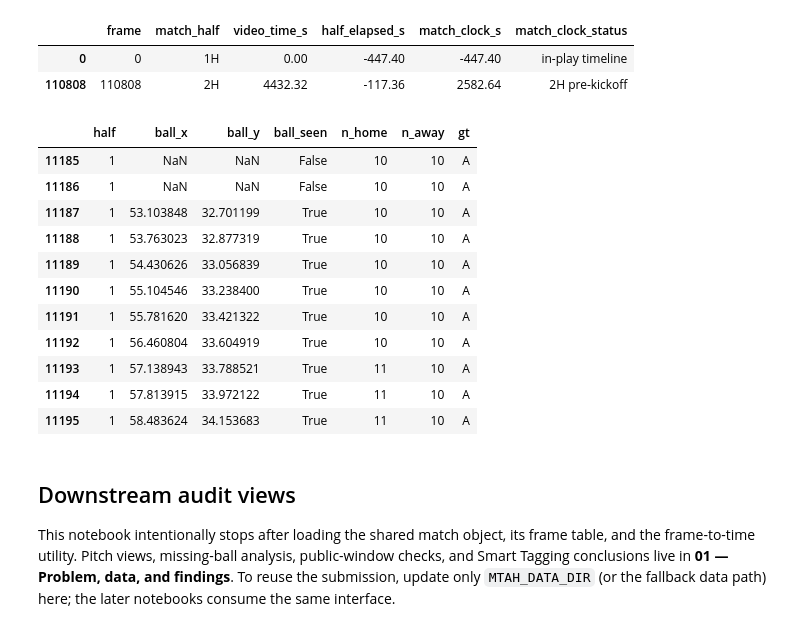
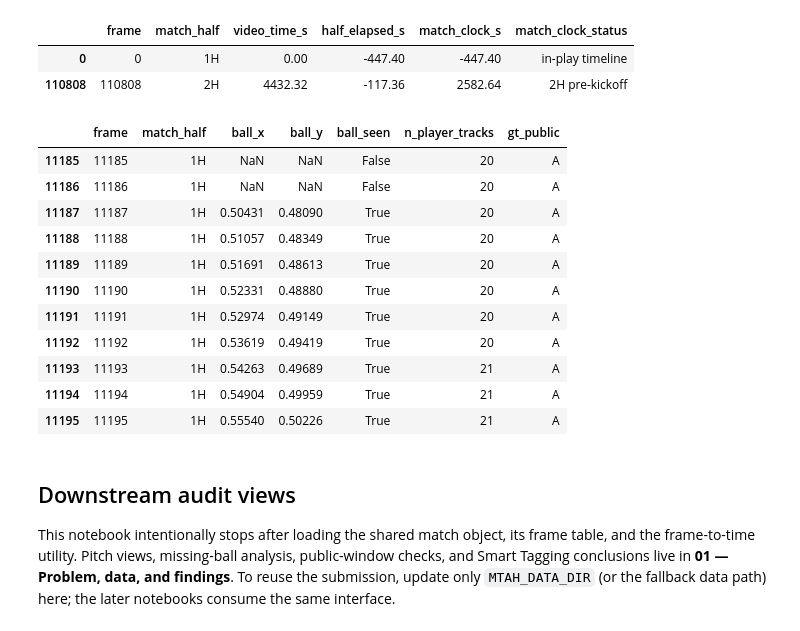
Before and after one commit to lukeaquilla11/Barcelona-hackathon, a Jupyter notebook: notebooks/00_load_data.ipynb, the cells around one changed output. Saved outputs shown, nothing was run; the diff lists cells and outputs as text; code cells hidden in the pictures.

```diff
--- a/notebooks/00_load_data.ipynb
+++ b/notebooks/00_load_data.ipynb
@@ -14,27 +14,24 @@ import os, sys
 from pathlib import Path
 
 ROOT = Path.cwd().resolve()
-while not (ROOT / 'possession').exists() and ROOT != ROOT.parent:
+while not (ROOT / 'possession_lab').exists() and ROOT != ROOT.parent:
     ROOT = ROOT.parent
-# data folder: $MTAH_DATA_DIR if set, else ./data inside the repo, else ../data next to it
-# Update MTAH_DATA_DIR here when the gated data lives elsewhere.
 DATA_CANDIDATES = []
 if os.environ.get('MTAH_DATA_DIR'):
     DATA_CANDIDATES.append(Path(os.environ['MTAH_DATA_DIR']))
 DATA_CANDIDATES.extend([ROOT / 'data', ROOT.parent / 'data'])
 DATA = next((candidate.resolve() for candidate in DATA_CANDIDATES if (candidate / 'tactical').exists()), None)
 if DATA is None:
-    raise FileNotFoundError('Set MTAH_DATA_DIR in notebook 00 to the folder containing tactical/')
+    raise FileNotFoundError('Set MTAH_DATA_DIR to the folder containing tactical/')
 os.environ['MTAH_DATA_DIR'] = str(DATA)
-sys.path.insert(0, str(ROOT)); sys.path.insert(0, str(ROOT / "starter"))
+sys.path.insert(0, str(ROOT))
 
 import numpy as np
 import pandas as pd
-import matplotlib.pyplot as plt
-from possession.load_data import load_match, summary, HOME, AWAY
-from utils import draw_pitch
+from possession_lab.baseline_pipeline import add_match_time_columns, load_supplied_frame_table
 
 %load_ext autoreload
 %autoreload 2
-print("data dir:", os.environ["MTAH_DATA_DIR"])
+print('project root:', ROOT)
+print('data dir:', DATA)
 # %% [output]
@@ -42,6 +40,8 @@ data dir: <configured data directory>
 # %% [markdown]
 ## Load
 # %%
-m = load_match(data_dir=DATA)
-summary(m)
+m, load_report = load_supplied_frame_table(data_dir=DATA)
+m = add_match_time_columns(m)
+print('loaded frame table:', m.shape)
+print(load_report)
 # %% [output]
@@ -104,28 +98,33 @@ display(time_index.loc[time_index.match_half.ne(time_index.match_half.shift()),
 | 0 | 0 | 1H | 0.00 | -447.40 | -447.40 | in-play timeline |
 | 110808 | 110808 | 2H | 4432.32 | -117.36 | 2582.64 | 2H pre-kickoff |
 # %%
+ball_seen = m[['ball_x', 'ball_y']].notna().all(axis=1)
+player_columns = [column for column in m.columns if column.endswith('_x') and column.split('_', 1)[0].isdigit()]
 frames = pd.DataFrame({
-    "half": m.half,
-    "ball_x": m.ball_xy[:, 0], "ball_y": m.ball_xy[:, 1],
-    "ball_seen": ~np.isnan(m.ball_xy[:, 0]),
-    "n_home": (~np.isnan(m.players_xy[:, m.track_team == HOME, 0])).sum(1),
-    "n_away": (~np.isnan(m.players_xy[:, m.track_team == AWAY, 0])).sum(1),
-    "gt": m.gt_public,
+    'frame': m['frame'],
+    'match_half': m['match_half'],
+    'ball_x': m['ball_x'], 'ball_y': m['ball_y'],
+    'ball_seen': ball_seen,
+    'n_player_tracks': m[player_columns].notna().sum(axis=1),
 })
-frames.loc[11185:11195]
+public_gt_path = ROOT / 'evaluation' / 'gt' / 'BAR-ATH_possession_gt_public.csv'
+if public_gt_path.exists():
+    public_gt = pd.read_csv(public_gt_path).set_index('frame')['label']
+    frames['gt_public'] = public_gt.reindex(frames['frame']).to_numpy()
+display(frames.loc[11185:11195])
 # %% [output]
-|  | half | ball_x | ball_y | ball_seen | n_home | n_away | gt |
-| 11185 | 1 | NaN | NaN | False | 10 | 10 | A |
-| 11186 | 1 | NaN | NaN | False | 10 | 10 | A |
-| 11187 | 1 | 53.103848 | 32.701199 | True | 10 | 10 | A |
-| 11188 | 1 | 53.763023 | 32.877319 | True | 10 | 10 | A |
-| 11189 | 1 | 54.430626 | 33.056839 | True | 10 | 10 | A |
-| 11190 | 1 | 55.104546 | 33.238400 | True | 10 | 10 | A |
-| 11191 | 1 | 55.781620 | 33.421322 | True | 10 | 10 | A |
-| 11192 | 1 | 56.460804 | 33.604919 | True | 10 | 10 | A |
-| 11193 | 1 | 57.138943 | 33.788521 | True | 11 | 10 | A |
-| 11194 | 1 | 57.813915 | 33.972122 | True | 11 | 10 | A |
-| 11195 | 1 | 58.483624 | 34.153683 | True | 11 | 10 | A |
+|  | frame | match_half | ball_x | ball_y | ball_seen | n_player_tracks | gt_public |
+| 11185 | 11185 | 1H | NaN | NaN | False | 20 | A |
+| 11186 | 11186 | 1H | NaN | NaN | False | 20 | A |
+| 11187 | 11187 | 1H | 0.50431 | 0.48090 | True | 20 | A |
+| 11188 | 11188 | 1H | 0.51057 | 0.48349 | True | 20 | A |
+| 11189 | 11189 | 1H | 0.51691 | 0.48613 | True | 20 | A |
+| 11190 | 11190 | 1H | 0.52331 | 0.48880 | True | 20 | A |
+| 11191 | 11191 | 1H | 0.52974 | 0.49149 | True | 20 | A |
+| 11192 | 11192 | 1H | 0.53619 | 0.49419 | True | 20 | A |
+| 11193 | 11193 | 1H | 0.54263 | 0.49689 | True | 21 | A |
+| 11194 | 11194 | 1H | 0.54904 | 0.49959 | True | 21 | A |
+| 11195 | 11195 | 1H | 0.55540 | 0.50226 | True | 21 | A |
 # %% [markdown]
 ## Downstream audit views
 
```
Also changed, not shown: parts of 6 cells of this notebook, 12 other files.
